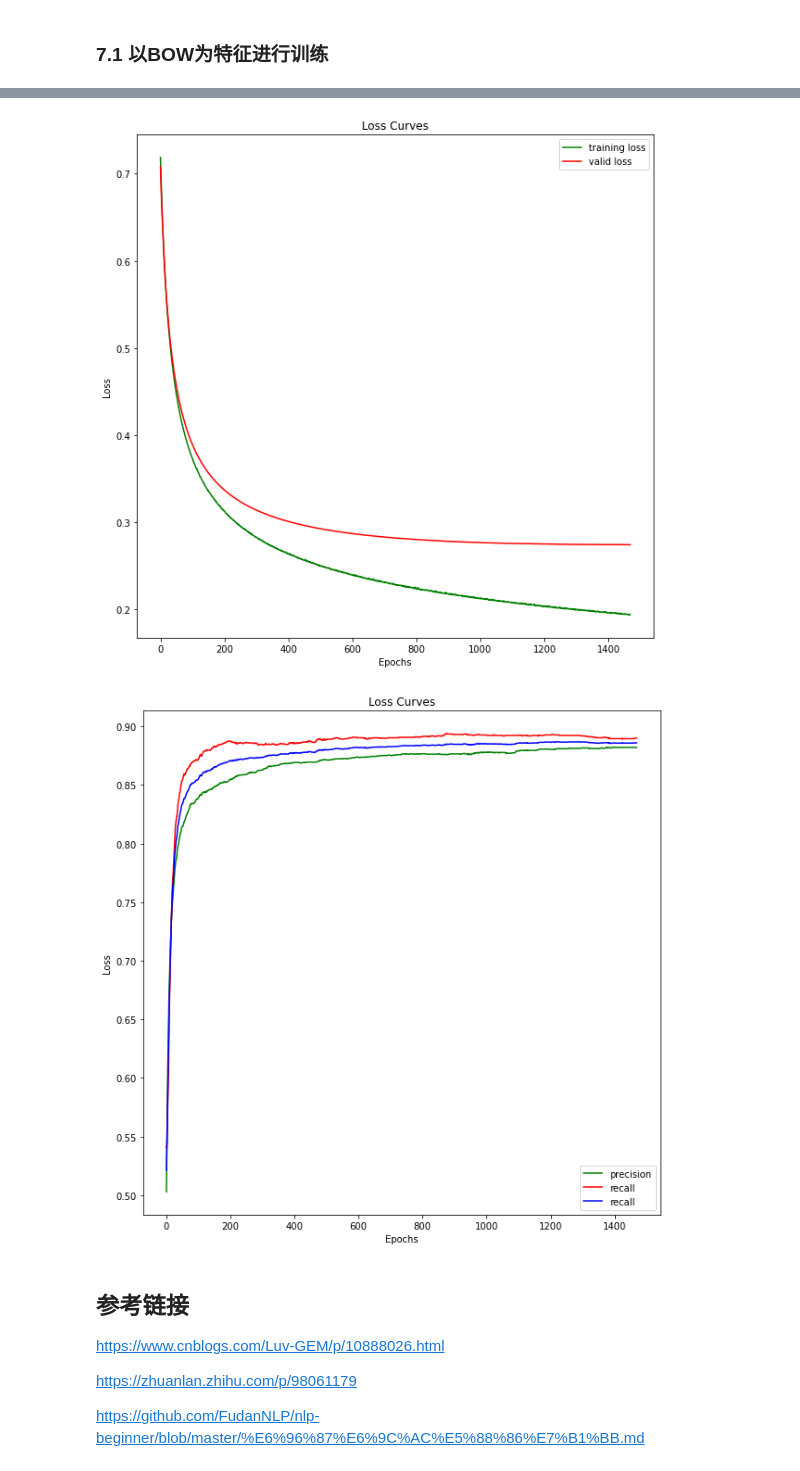
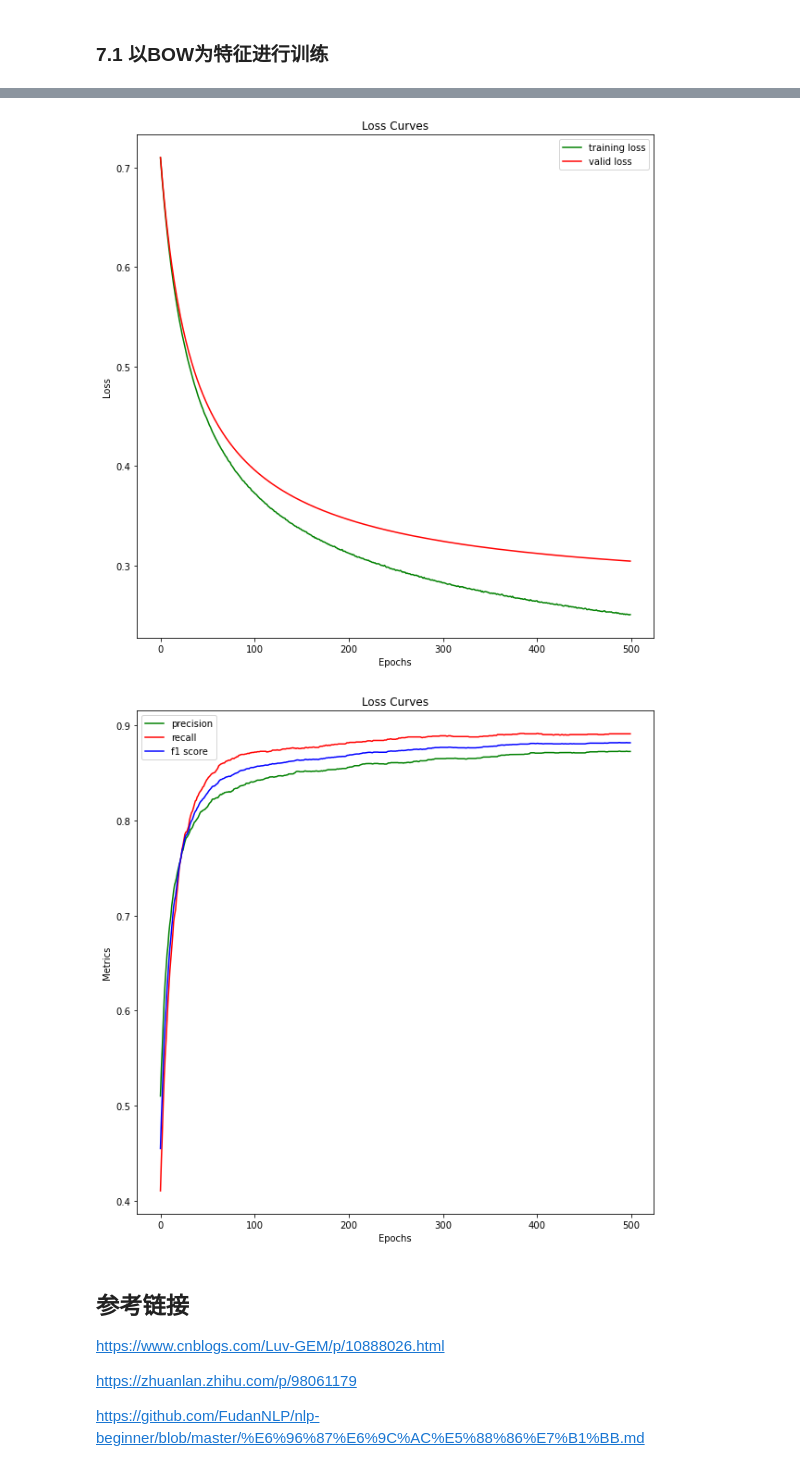
Before and after one commit to gjt9274/NLP-Project, a Jupyter notebook: task1/notebook/基于机器学习的文本分类.ipynb, the cells around one changed output, grey strips where cells are left out. Saved outputs shown, nothing was run; the diff lists cells and outputs as text; code cells hidden in the pictures.

```diff
--- a/task1/notebook/基于机器学习的文本分类.ipynb
+++ b/task1/notebook/基于机器学习的文本分类.ipynb
@@ -190,7 +190,7 @@ def train(train_x,
           valid_y,
           lr=0.1,
           batch_size=128,
-          epochs=5000,
+          epochs=500,
           early_stop=None):
 
     n_features = train_x.shape[1]
@@ -302,24 +302,24 @@ plt.xlabel('Epochs')
 plt.ylabel('Loss')
 plt.show()
 # %% [output]
-[figure, old version]
+[figure, new version]
 # %%
 plt.figure(figsize=(10, 10))
 plt.title('Loss Curves')
 plt.plot(np.arange(len(precision_list)),
          precision_list,
          color='green',
          label='precision')
 plt.plot(np.arange(len(recall_list)), recall_list, color='red', label='recall')
 
-plt.plot(np.arange(len(f1_score_list)), f1_score_list, color='b', label='recall')
+plt.plot(np.arange(len(f1_score_list)), f1_score_list, color='b', label='f1 score')
 plt.legend()  # 显示图例
 
 plt.xlabel('Epochs')
 plt.ylabel('Metrics')
 plt.show()
 # %% [output]
-[figure, old version]
+[figure, new version]
 # %% [markdown]
 ## 参考链接
 https://www.cnblogs.com/Luv-GEM/p/10888026.html
```
Also changed, not shown: parts of 1 cell of this notebook, 1 other file.
